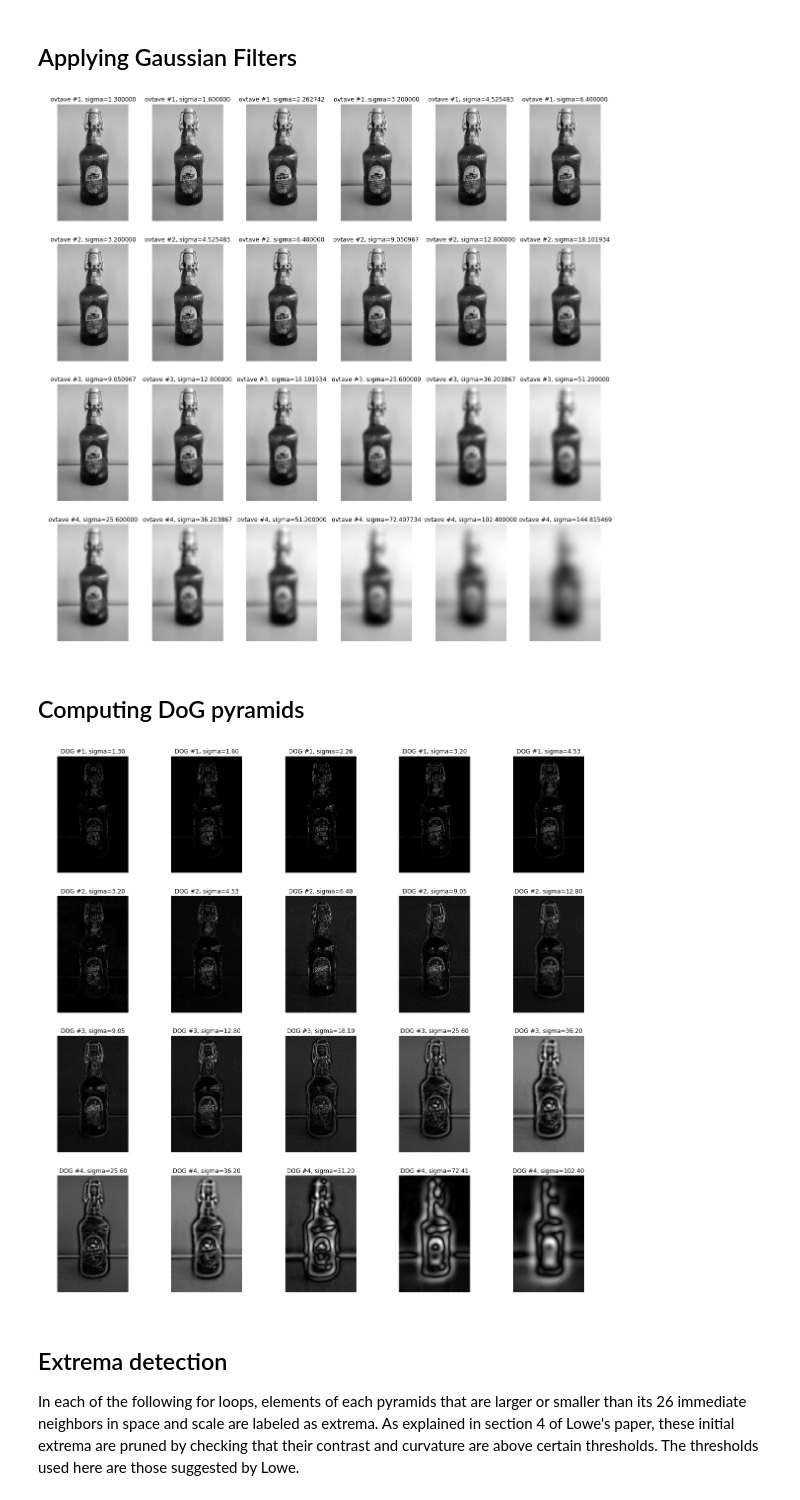
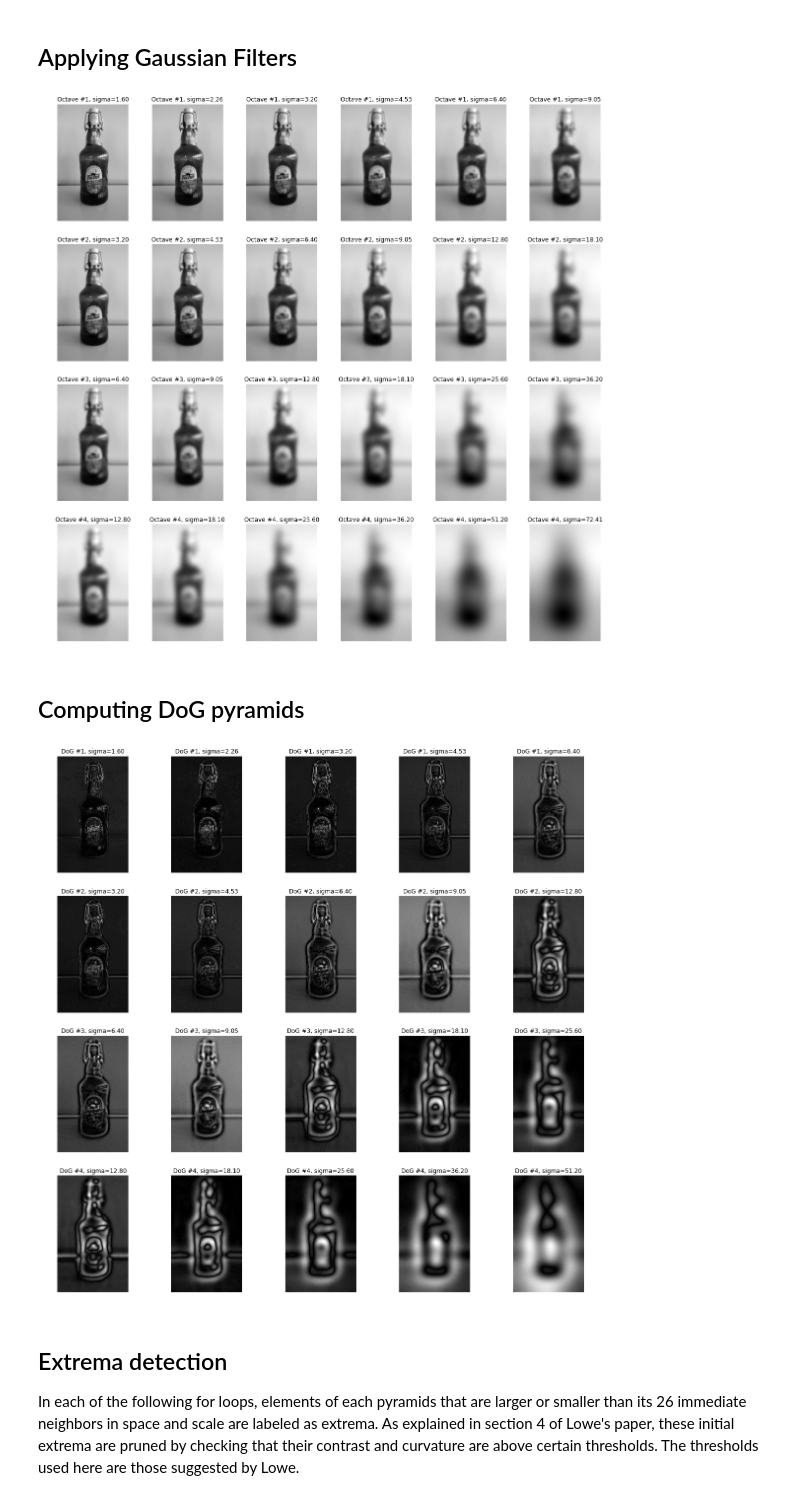
Before and after one commit to mazabou/JupyterSIFT, a Jupyter notebook: SIFT.ipynb, the cells around one changed output. Saved outputs shown, nothing was run; the diff lists cells and outputs as text; code cells hidden in the pictures.

```diff
--- a/SIFT.ipynb
+++ b/SIFT.ipynb
@@ -68,6 +93,0 @@ octaves = [np.zeros((int(scale*h), int(scale*w), 6)) for scale in scaled_imgs.ke
-# %%
-for i in range(0, 6):
-    octaves[0][:,:,i] = ndimage.filters.gaussian_filter(scaled_imgs[2], sigmas[0][i])
-    octaves[1][:,:,i] = misc.imresize(ndimage.filters.gaussian_filter(scaled_imgs[2], sigmas[1][i]), 50, 'bilinear')/255.
-    octaves[2][:,:,i] = misc.imresize(ndimage.filters.gaussian_filter(scaled_imgs[2], sigmas[2][i]), 25, 'bilinear')/255.
-    octaves[3][:,:,i] = misc.imresize(ndimage.filters.gaussian_filter(scaled_imgs[2], sigmas[3][i]), 1.0 / 8.0, 'bilinear')/255.
@@ -74,29 +105,38 @@ for i in range(0, 6):
+# %%
+OCTAVES = compute_octaves(scaled_imgs)
 # %%
 plt.figure(figsize=(20,20))
-for lvl in range(4):
-    for i in range(6):
-        plt.subplot(4,6,i+ 6*lvl +1)
-        plt.imshow(octaves[lvl][:,:,i],cmap='gray')
-        plt.title('ovtave #%d, sigma=%2f' %(lvl+1, sigmas[lvl][i]))
+for octave in range(NB_OCTAVES):
+    for octave_layer in range(NB_OCTAVE_LAYERS):
+        plt.subplot(NB_OCTAVES, NB_OCTAVE_LAYERS, octave_layer+6*octave+1)
+        plt.imshow(OCTAVES[octave][:,:,octave_layer],cmap='gray')
+        plt.title('Octave #%d, sigma=%.2f' %(octave+1, SIGMAS[octave][octave_layer]))
         plt.axis('off')
 plt.show()
 # %% [output]
-[figure, old version]
+[figure, new version]
 # %% [markdown]
 ## Computing DoG pyramids
 # %%
-dog = [np.diff(octave,axis=-1) for octave in octaves]
+DoGs = [np.diff(octave, axis=-1) for octave in OCTAVES]
 # %%
-plt.figure(figsize=(20,20))
-for lvl in range(4):
-    for i in range(5):
-        plt.subplot(4,5,i+ 5*lvl +1)
-        plt.imshow(abs(dog[lvl][:,:,i]),cmap='gray')
-        plt.title('DOG #%d, sigma=%.2f' %(lvl+1, sigmas[lvl][i]))
-        plt.axis('off')
-plt.show()
+def plot_dogs(dogs):
+    nb_octaves = len(dogs)
+    nb_dog_layers = dogs[0].shape[-1]
+
+    plt.figure(figsize=(20,20))
+    for octave in range(nb_octaves):
+        for dog_layer in range(nb_dog_layers):
+            plt.subplot(nb_octaves,nb_dog_layers, dog_layer+nb_dog_layers*octave+1)
+            plt.imshow(abs(dogs[octave][:,:,dog_layer]),cmap='gray')
+            plt.title('DoG #%d, sigma=%.2f' %(octave+1, SIGMAS[octave][dog_layer]))
+            plt.axis('off')
+
+    plt.show()
+
+plot_dogs(DoGs)
 # %% [output]
-[figure, old version]
+[figure, new version]
 # %% [markdown]
 ## Extrema detection
 In each of the following for loops, elements of each pyramids that are larger or smaller than its 26 immediate neighbors in space and scale are labeled as extrema. As explained in section 4 of Lowe's paper, these initial extrema are pruned by checking that their contrast and curvature are above certain thresholds. The thresholds used here are those suggested by Lowe.
```
Also changed, not shown: parts of 19 cells of this notebook.
